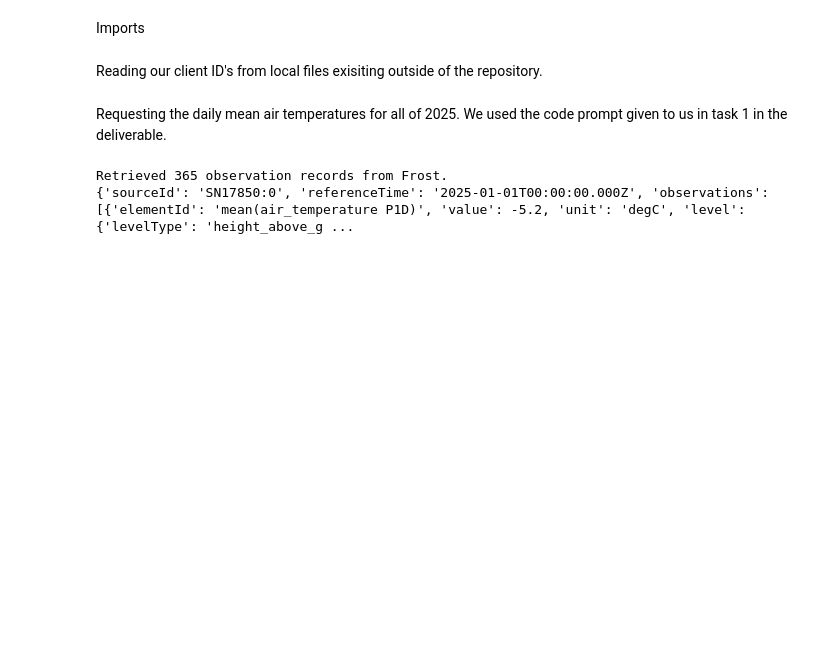
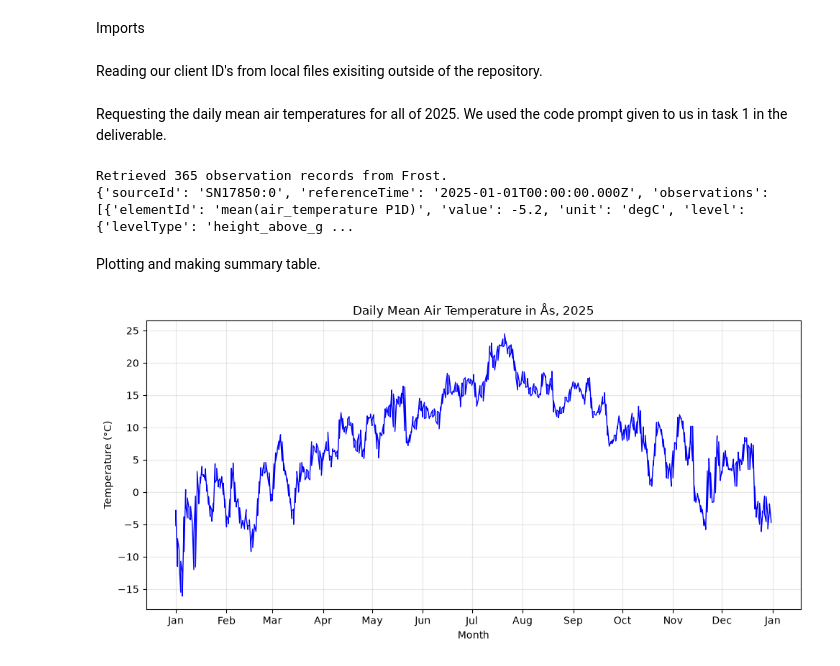
Before and after one commit to hagsetolav-lgtm/Deliverable_1, a Jupyter notebook: Deliverable_1.ipynb, the cells around one changed output. Cells and saved outputs as stored; diff of their text form; code cells hidden in the pictures; blank space fills up the shorter version.

```diff
--- a/Deliverable_1.ipynb
+++ b/Deliverable_1.ipynb
@@ -55,3 +59,46 @@ if data:
 # %% [output]
 Retrieved 365 observation records from Frost.
 {'sourceId': 'SN17850:0', 'referenceTime': '2025-01-01T00:00:00.000Z', 'observations': [{'elementId': 'mean(air_temperature P1D)', 'value': -5.2, 'unit': 'degC', 'level': {'levelType': 'height_above_g ...
+# %% [markdown]
+Plotting and making summary table.
+# %%
+def get_temperatures(
+    data: list[dict[str, Any]],
+) -> tuple[list[datetime], list[float]]:
+    """Getting the dates and temperatures from the observations."""
+    dates: list[datetime] = []
+    temperatures: list[float] = []
+
+    for record in sorted(data, key=lambda record: record["referenceTime"]):
+        date = datetime.strptime(record["referenceTime"][:10], "%Y-%m-%d")
+
+        for observation in record["observations"]:
+            if observation["elementId"] == "mean(air_temperature P1D)":
+                dates.append(date)
+                temperatures.append(float(observation["value"]))
+
+    return dates, temperatures
+# %%
+def plot_temperatures(
+    dates: list[datetime],
+    temperatures: list[float],
+) -> None:
+    """Plotting the mean air temperatures for Ås in 2025"""
+    fig, ax = plt.subplots(figsize=(10, 5))
+
+    ax.plot(dates, temperatures, color="blue", linewidth=1)
+    ax.set_title("Daily Mean Air Temperature in Ås, 2025")
+    ax.set_xlabel("Month")
+    ax.set_ylabel("Temperature (°C)")
+
+    ax.xaxis.set_major_locator(mdates.MonthLocator())
+    ax.xaxis.set_major_formatter(mdates.DateFormatter("%b"))
+
+    ax.grid(True, alpha=0.3)
+    fig.tight_layout()
+    plt.show()
+# %%
+dates, temperatures = get_temperatures(data)
+plot_temperatures(dates, temperatures)
+# %% [output]
+[figure, added]
```
Also changed, not shown: parts of 3 cells of this notebook.
